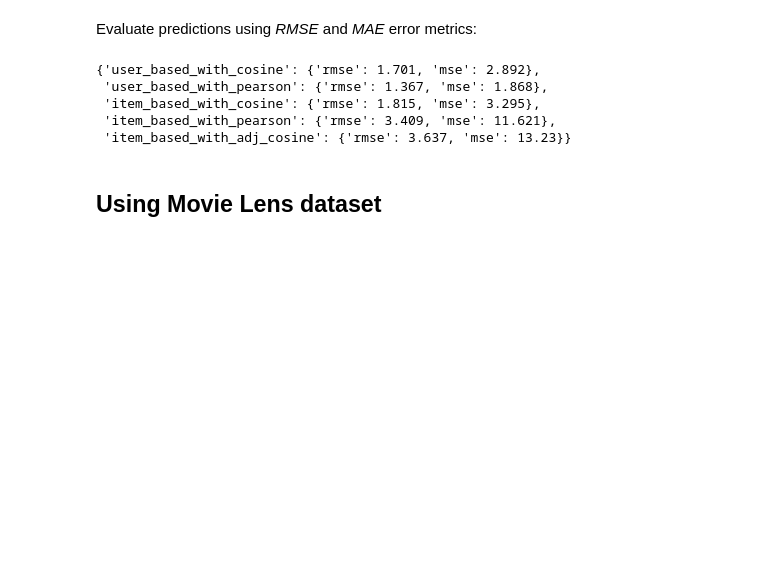
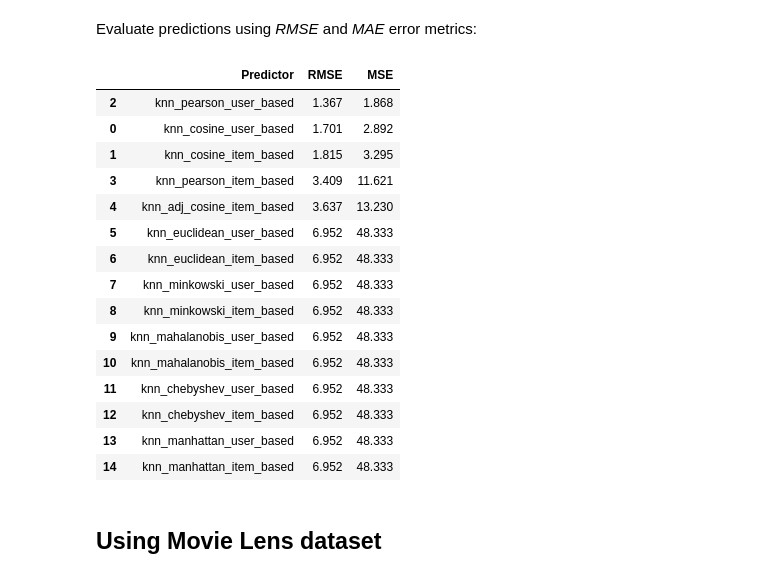
Before and after one commit to adrianmarino/cf-rec-sys-examples, a Jupyter notebook: cf_rec_sys_examples.ipynb, the cells around one changed output. Drawn from its saved outputs; the diff is of its cells as text; code cells hidden in the pictures; blank space fills up the shorter version.

```diff
--- a/cf_rec_sys_examples.ipynb
+++ b/cf_rec_sys_examples.ipynb
@@ -348,13 +365,24 @@ predictors_pool.predict(user_id, item_id), rm.cell(user_id, item_id)
 # %% [markdown]
 Evaluate predictions using _RMSE_ and _MAE_ error metrics:
 # %%
-predictors_pool.evaluate(rm)
+predictors_pool.evaluate(rm).sort_values(by='RMSE')
 # %% [output]
-{'user_based_with_cosine': {'rmse': 1.701, 'mse': 2.892},
- 'user_based_with_pearson': {'rmse': 1.367, 'mse': 1.868},
- 'item_based_with_cosine': {'rmse': 1.815, 'mse': 3.295},
- 'item_based_with_pearson': {'rmse': 3.409, 'mse': 11.621},
- 'item_based_with_adj_cosine': {'rmse': 3.637, 'mse': 13.23}}
+|  | Predictor | RMSE | MSE |
+| 2 | knn_pearson_user_based | 1.367 | 1.868 |
+| 0 | knn_cosine_user_based | 1.701 | 2.892 |
+| 1 | knn_cosine_item_based | 1.815 | 3.295 |
+| 3 | knn_pearson_item_based | 3.409 | 11.621 |
+| 4 | knn_adj_cosine_item_based | 3.637 | 13.230 |
+| 5 | knn_euclidean_user_based | 6.952 | 48.333 |
+| 6 | knn_euclidean_item_based | 6.952 | 48.333 |
+| 7 | knn_minkowski_user_based | 6.952 | 48.333 |
+| 8 | knn_minkowski_item_based | 6.952 | 48.333 |
+| 9 | knn_mahalanobis_user_based | 6.952 | 48.333 |
+| 10 | knn_mahalanobis_item_based | 6.952 | 48.333 |
+| 11 | knn_chebyshev_user_based | 6.952 | 48.333 |
+| 12 | knn_chebyshev_item_based | 6.952 | 48.333 |
+| 13 | knn_manhattan_user_based | 6.952 | 48.333 |
+| 14 | knn_manhattan_item_based | 6.952 | 48.333 |
 # %% [markdown]
 ## Using Movie Lens dataset
 # %% [markdown]
```
Also changed, not shown: parts of 14 cells of this notebook, 10 other files.
